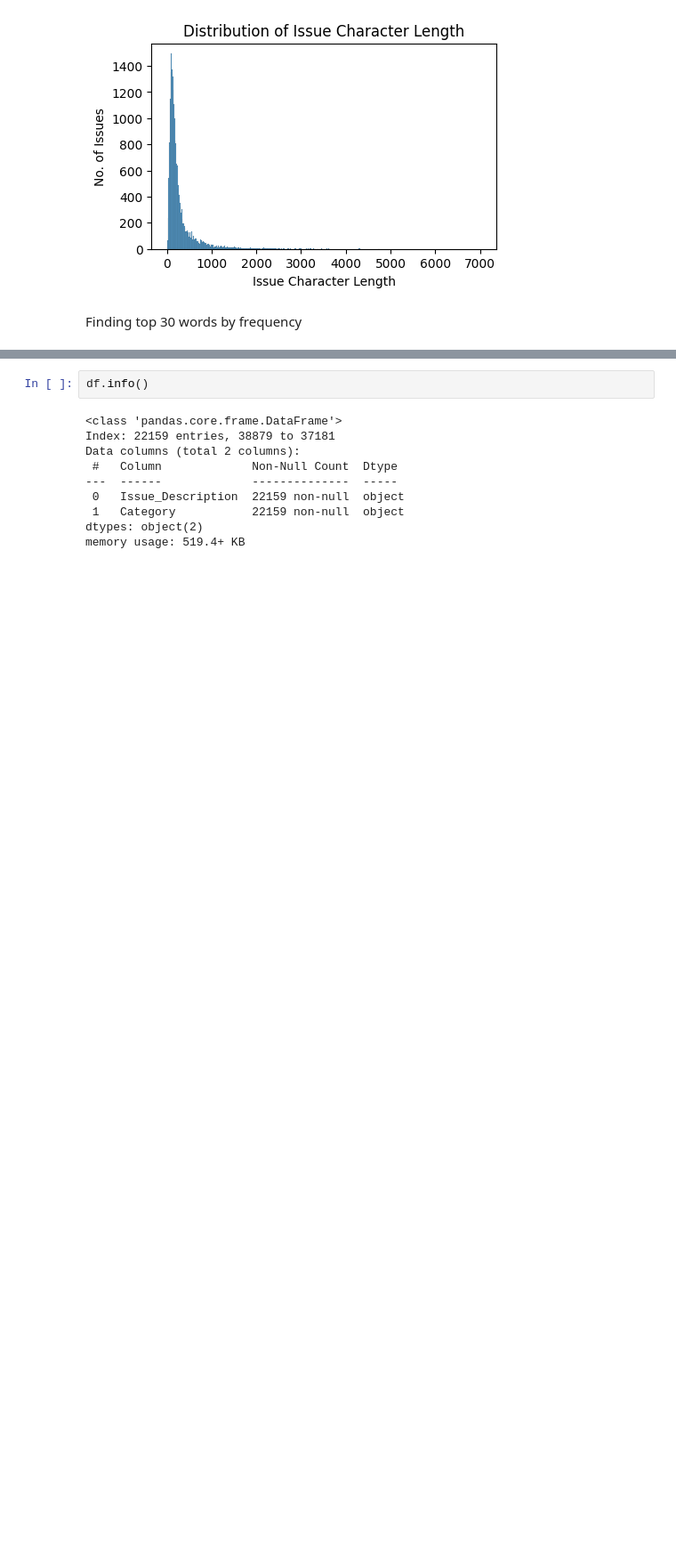
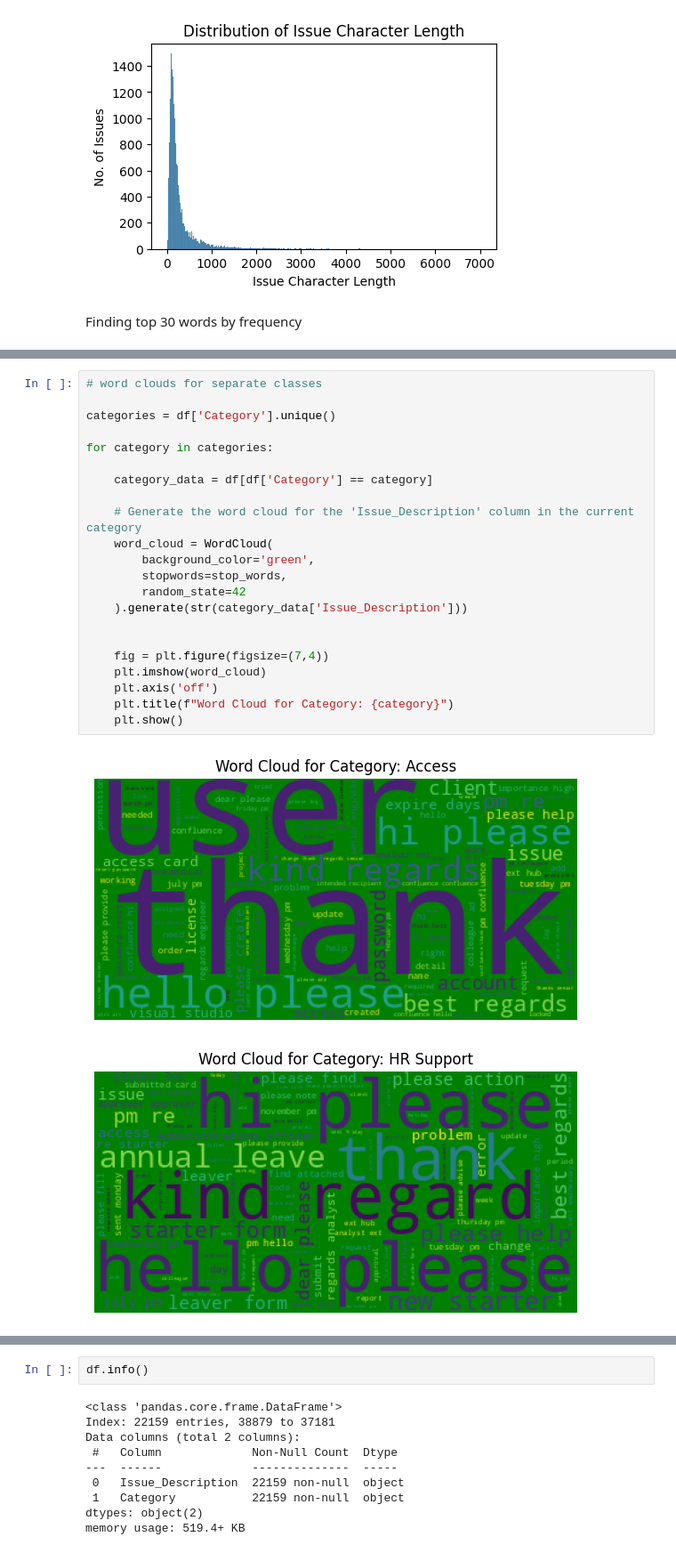
Before and after one commit to anusha761/IT_Ticket_Classification_Project, a Jupyter notebook: IT_Support_Ticket_Classification.ipynb, the cells around one changed output, grey strips where cells are left out. Shown at 89% size. Drawn from its saved outputs; the diff is of its cells as text; blank space fills up the shorter version.

```diff
--- a/IT_Support_Ticket_Classification.ipynb
+++ b/IT_Support_Ticket_Classification.ipynb
@@ -189,3 +189,28 @@ plt.axis('off')
 plt.show()
 # %% [output]
 [figure]
+# %%
+# word clouds for separate classes
+
+categories = df['Category'].unique()
+
+for category in categories:
+
+    category_data = df[df['Category'] == category]
+
+    # Generate the word cloud for the 'Issue_Description' column in the current category
+    word_cloud = WordCloud(
+        background_color='green',
+        stopwords=stop_words,
+        random_state=42
+    ).generate(str(category_data['Issue_Description']))
+
+
+    fig = plt.figure(figsize=(7,4))
+    plt.imshow(word_cloud)
+    plt.axis('off')
+    plt.title(f"Word Cloud for Category: {category}")
+    plt.show()
+# %% [output]
+[figure, added]
+[figure, added]
```
Also changed, not shown: parts of 4 cells of this notebook.
